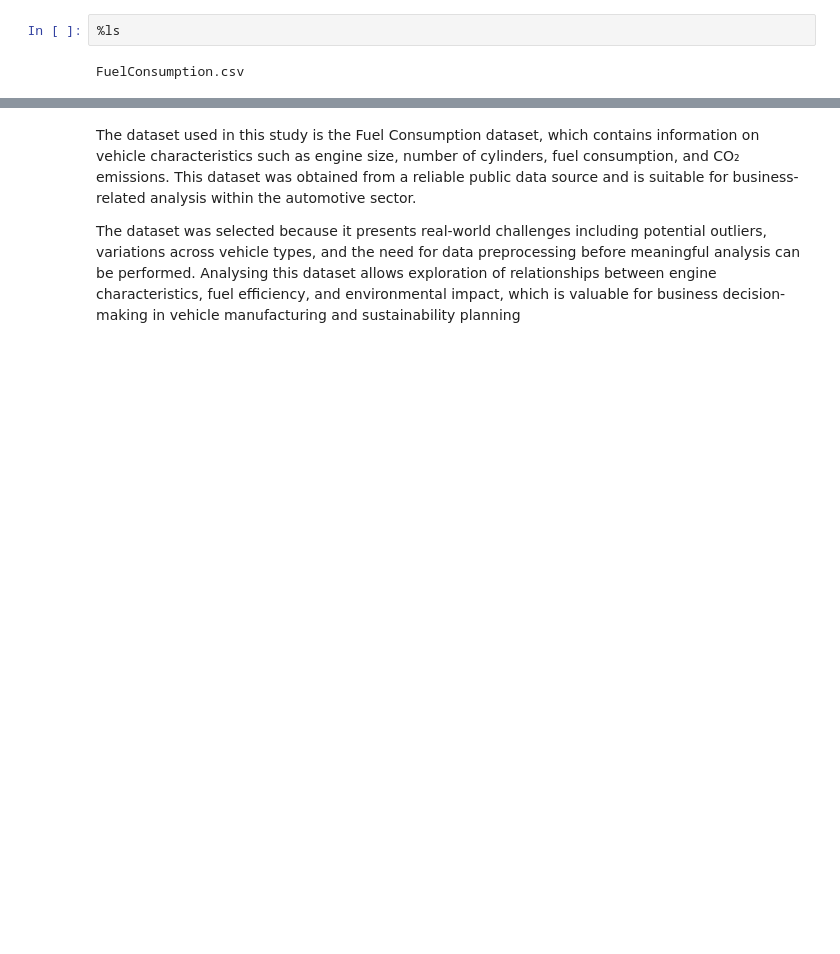
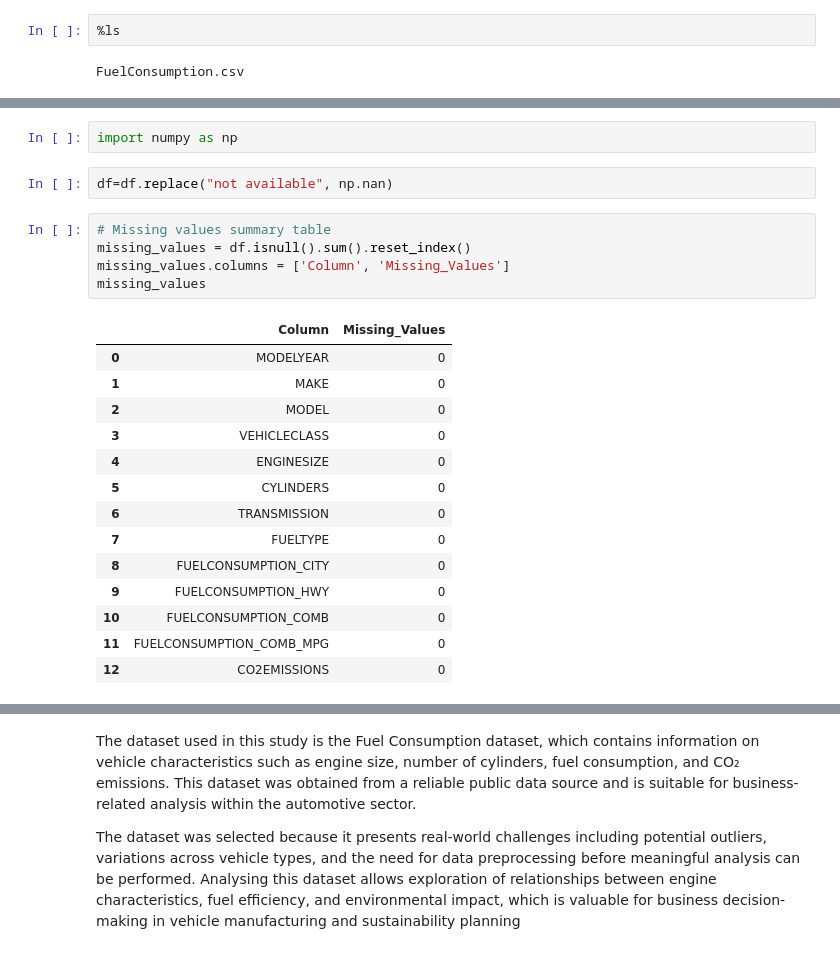
Before and after one commit to SethuSA/CMP7005-Programming-for-data-analysis, a Jupyter notebook: CMP7000_Final_assignment.ipynb, the cells around one changed output, grey strips where cells are left out. Saved outputs shown, nothing was run; the diff lists cells and outputs as text; blank space fills up the shorter version.

```diff
--- a/CMP7000_Final_assignment.ipynb
+++ b/CMP7000_Final_assignment.ipynb
@@ -28,0 +56,24 @@ df.head()
+# %%
+import numpy as np
+# %%
+df=df.replace("not available", np.nan)
+# %%
+# Missing values summary table
+missing_values = df.isnull().sum().reset_index()
+missing_values.columns = ['Column', 'Missing_Values']
+missing_values
+# %% [output]
+|  | Column | Missing_Values |
+| 0 | MODELYEAR | 0 |
+| 1 | MAKE | 0 |
+| 2 | MODEL | 0 |
+| 3 | VEHICLECLASS | 0 |
+| 4 | ENGINESIZE | 0 |
+| 5 | CYLINDERS | 0 |
+| 6 | TRANSMISSION | 0 |
+| 7 | FUELTYPE | 0 |
+| 8 | FUELCONSUMPTION_CITY | 0 |
+| 9 | FUELCONSUMPTION_HWY | 0 |
+| 10 | FUELCONSUMPTION_COMB | 0 |
+| 11 | FUELCONSUMPTION_COMB_MPG | 0 |
+| 12 | CO2EMISSIONS | 0 |
```
Also changed, not shown: parts of 26 cells of this notebook.
